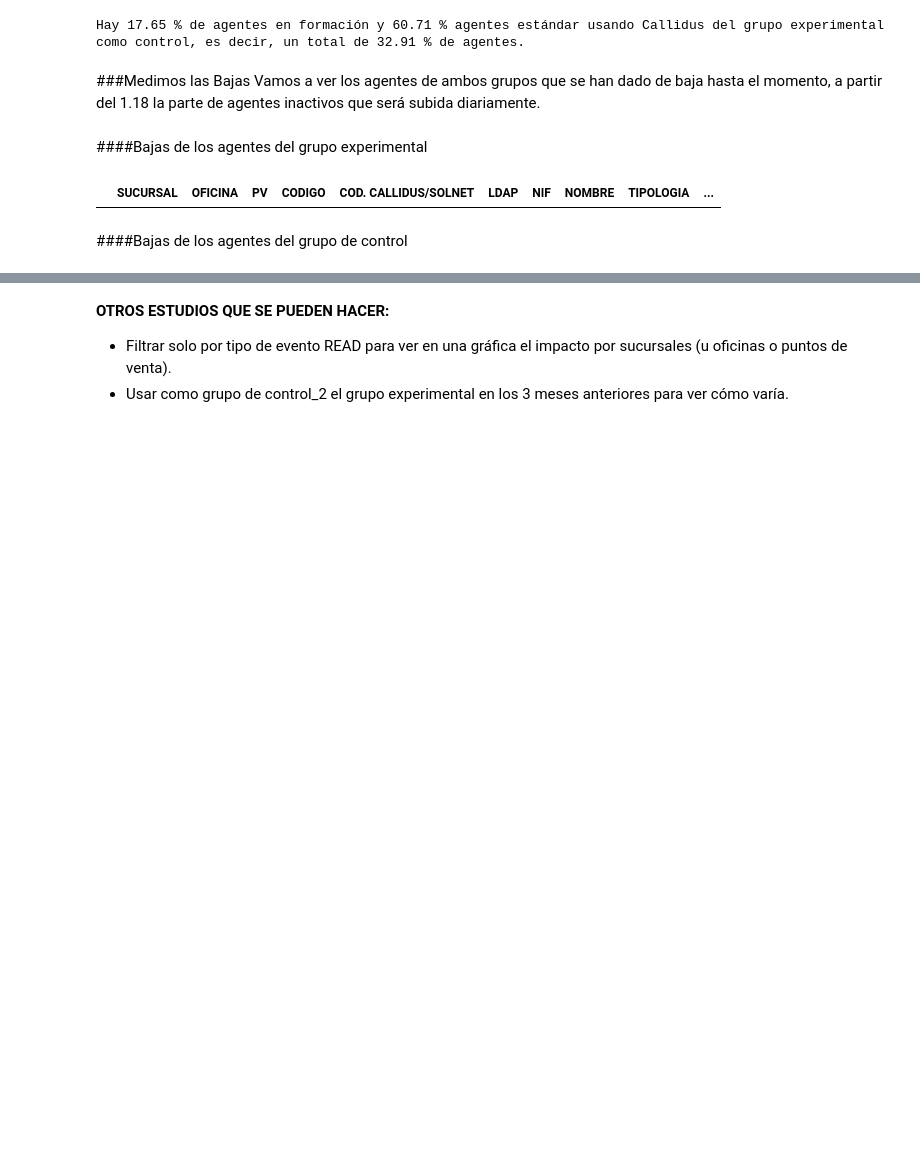
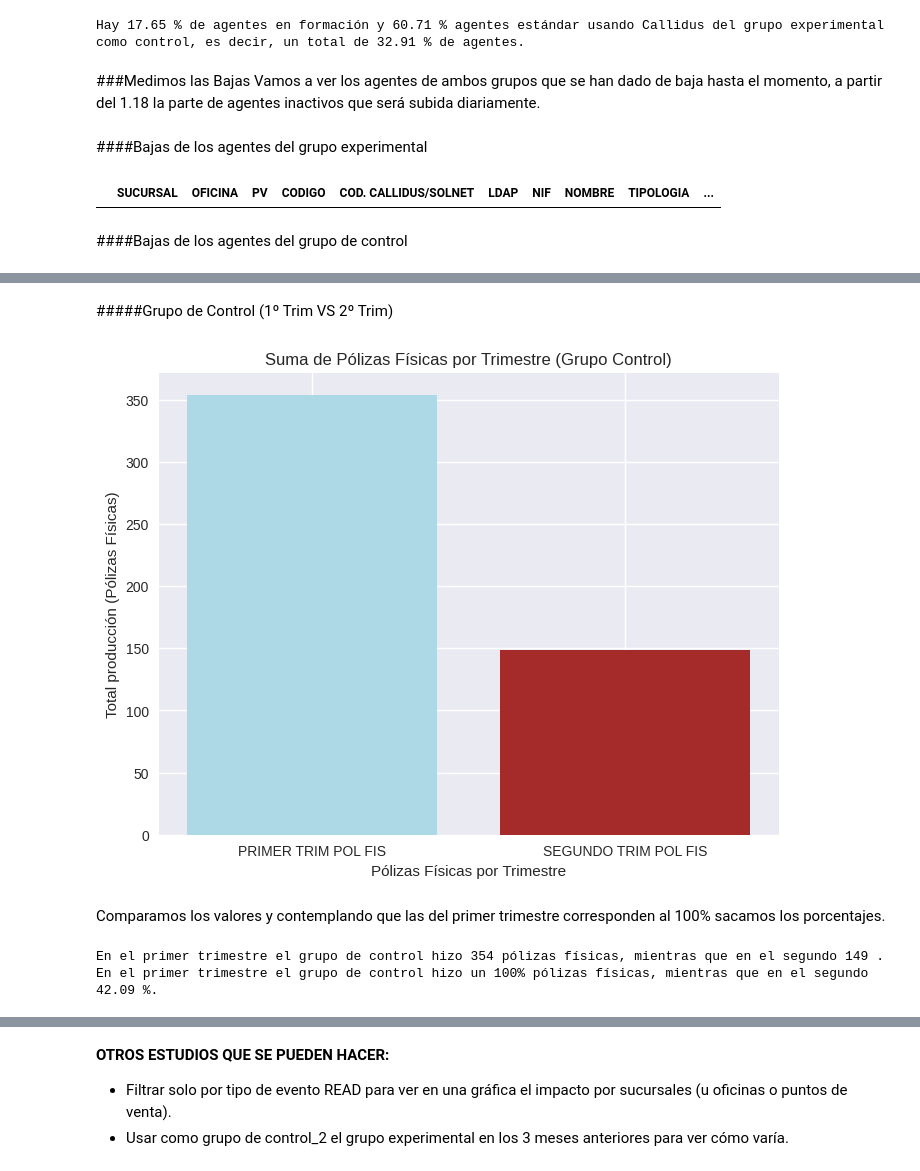
Before and after one commit to Ana-AlonsoCanizares/AA_GRUPO3, a Jupyter notebook: PruebaControl_OCASO.ipynb, the cells around one changed output, grey strips where cells are left out. Drawn from its saved outputs; the diff is of its cells as text; code cells hidden in the pictures; blank space fills up the shorter version.

```diff
--- a/PruebaControl_OCASO.ipynb
+++ b/PruebaControl_OCASO.ipynb
@@ -598,0 +687,28 @@ bajas_ctrl
+# %% [markdown]
+#####Grupo de Control (1º Trim VS 2º Trim)
+# %%
+prod_fis_corr_ctrl = prod_fis_corr[prod_fis_corr['POSITIONNAME'].isin(Gr2['LDAP'].unique())]
+
+suma_fis_trim1_ctrl = prod_fis_corr_ctrl['PRIMER TRIM POL FIS'].sum()
+suma_fis_trim2_ctrl = prod_fis_corr_ctrl['SEGUNDO TRIM POL FIS'].sum()
+
+# Preparar datos para el gráfico
+sumas_fis_ctrl = [suma_fis_trim1_ctrl, suma_fis_trim2_ctrl]
+
+# Crear el gráfico de barras
+plt.figure(figsize=(8, 6))
+plt.bar(columnas_fis, sumas_fis_ctrl, color=['lightblue', 'brown'])
+plt.xlabel('Pólizas Físicas por Trimestre')
+plt.ylabel('Total producción (Pólizas Físicas)')
+plt.title('Suma de Pólizas Físicas por Trimestre (Grupo Control)')
+plt.show()
+# %% [output]
+[figure, added]
+# %% [markdown]
+Comparamos los valores y contemplando que las del primer trimestre corresponden al 100% sacamos los porcentajes.
+# %%
+print('En el primer trimestre el grupo de control hizo', suma_fis_trim1_ctrl,'pólizas físicas, mientras que en el segundo', suma_fis_trim2_ctrl,'.')
+print('En el primer trimestre el grupo de control hizo un 100 % pólizas físicas, mientras que en el segundo', round((100*suma_fis_trim2_ctrl)/suma_fis_trim1_ctrl,2),'%.')
+# %% [output]
+En el primer trimestre el grupo de control hizo 354 pólizas físicas, mientras que en el segundo 149 .
+En el primer trimestre el grupo de control hizo un 100% pólizas físicas, mientras que en el segundo 42.09 %.
```
Also changed, not shown: parts of 25 cells of this notebook.
